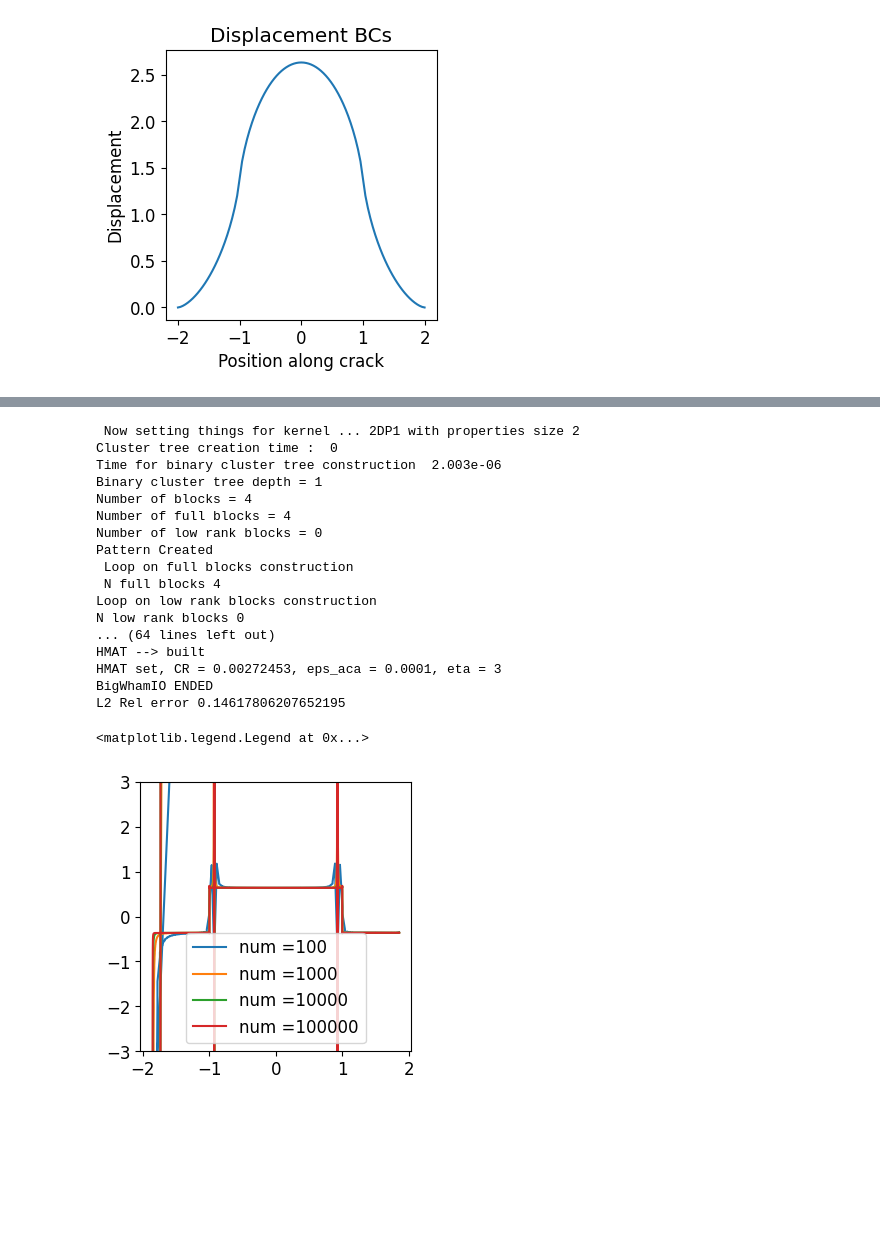
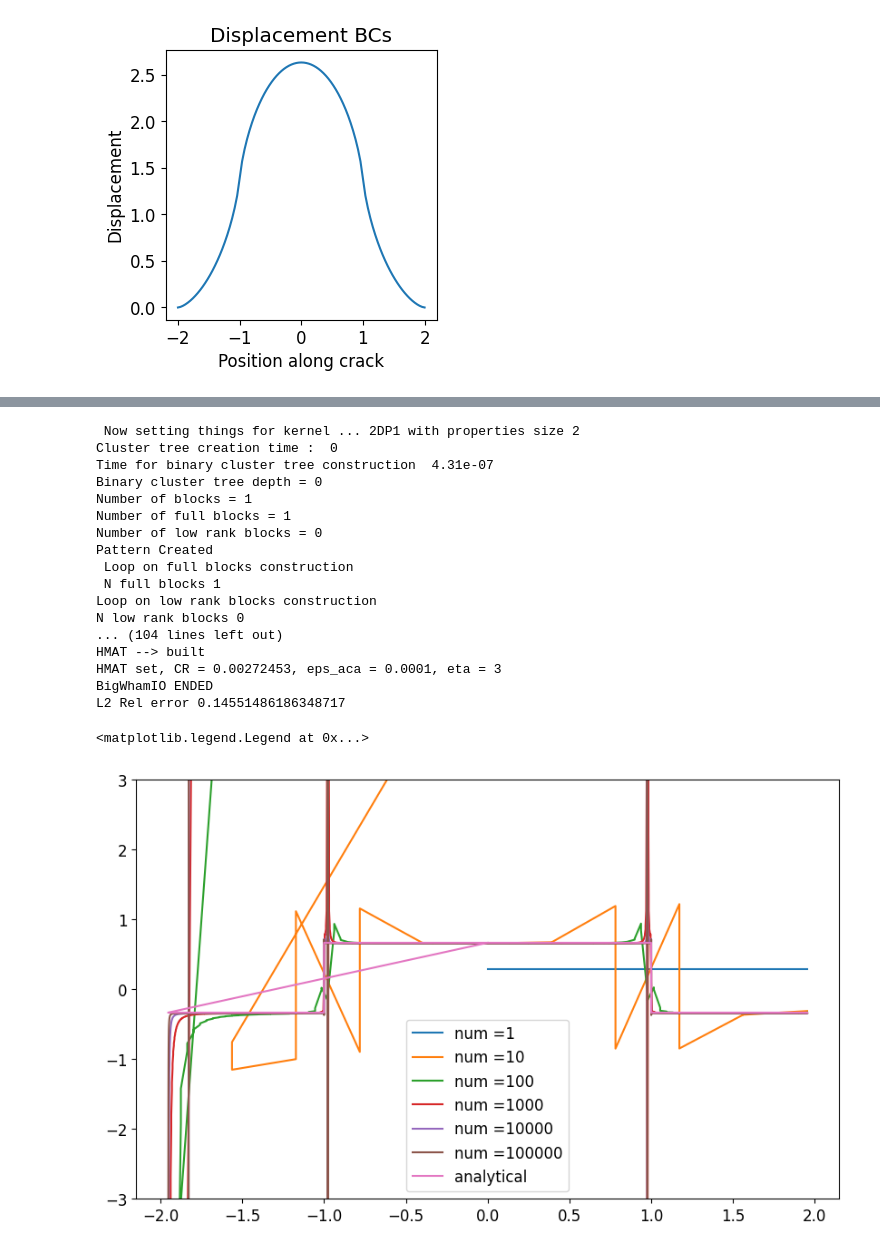
Before and after one commit to ratuldas6/BigWham-Example-Notebooks, a Jupyter notebook: 2d_BCSD_crack_2DP1.ipynb, the cells around one changed output, grey strips where cells are left out. Cells and saved outputs as stored; diff of their text form; code cells hidden in the pictures; blank space fills up the shorter version.

```diff
--- a/2d_BCSD_crack_2DP1.ipynb
+++ b/2d_BCSD_crack_2DP1.ipynb
@@ -54,8 +52,8 @@ alpha = 1 - nu
 tau_F = 1.0
 sigma_A = (2 * tau_F)/3
 
-ct_pressure = -sigma_A
-pz_pressure = tau_F - sigma_A
+ct_pressure = sigma_A
+pz_pressure = sigma_A - tau_F
 
 pre_fac = - 2 * ((alpha*tau_F) / (np.pi*G))
 
@@ -178,6 +160,8 @@ Text(0, 0.5, 'Traction')
 # %%
-nelts_array = [10**i for i in range(2,6)]
+nelts_array = [10**i for i in range(6)]
 rel_err_array = []
+
+plt.figure(figsize=(10,6))
 
 for nelts in nelts_array:
     # Mesh
@@ -214,6 +198,8 @@ for nelts in nelts_array:
     a_ctzl2 = a*ctzl2
 
     dd[:, 1] = pre_fac * (col_pts[:, 0]*np.log(abs((x_pzl2 + a_ctzl2)/(x_pzl2 - a_ctzl2))) - a*np.log(abs((pzl2 + ctzl2)/(pzl2 - ctzl2))))
+
+    #if nelts > 20:
     dd[:, 1][int(len(dd)/4)-1] = 0.6618431437
     dd[:, 1][int(len(dd)/4)] = 0.6618431437
     dd[:, 1][int(3*len(dd)/4)-1] = 0.6618431437
@@ -229,41 +215,43 @@ for nelts in nelts_array:
             t_anal[i][1] = pz_pressure
 
     rel_err = np.linalg.norm(t - t_anal.flatten()) / t.shape[0]
     print("L2 Rel error {}".format(rel_err))
     rel_err_array.append(rel_err)
 
     plt.plot(col_pts[:, 0], t.reshape(-1, 2)[:, 1], label = 'num =' + str(nelts))
 
     '''
     info
     dd_calc_norm = dd_calc/(a*pre_fac)
     plt.figure()
     #plt.plot(np.linalg.norm(col_pts, axis=1), dd_calc.reshape(-1, 2), ".k")
     plt.plot(col_pts[:, 0], dd_calc_norm.reshape(-1, 2)[:, 1], ".")
     plt.plot(col_pts[:, 0], dd.reshape(-1, 2)[:, 1], ".")
     '''
+
+plt.plot(col_pts[:, 0], t_anal[:, 1], label='analytical')
 plt.ylim([-3, 3])
 plt.legend()
 # %% [output]
  Now setting things for kernel ... 2DP1 with properties size 2
 Cluster tree creation time :  0
-Time for binary cluster tree construction  2.003e-06
-Binary cluster tree depth = 1
-Number of blocks = 4
-Number of full blocks = 4
+Time for binary cluster tree construction  4.31e-07
+Binary cluster tree depth = 0
+Number of blocks = 1
+Number of full blocks = 1
 Number of low rank blocks = 0
 Pattern Created
  Loop on full blocks construction
- N full blocks 4
+ N full blocks 1
 Loop on low rank blocks construction
 N low rank blocks 0
-... (64 lines left out)
+... (104 lines left out)
 HMAT --> built
 HMAT set, CR = 0.00272453, eps_aca = 0.0001, eta = 3
 BigWhamIO ENDED
-L2 Rel error 0.14617806207652195
+L2 Rel error 0.14551486186348717
 <matplotlib.legend.Legend at 0x...>
-[figure, old version]
+[figure, new version]
 # %%
 h_array = [1/nelts for nelts in nelts_array]
 
```
Also changed, not shown: parts of 9 cells of this notebook.
